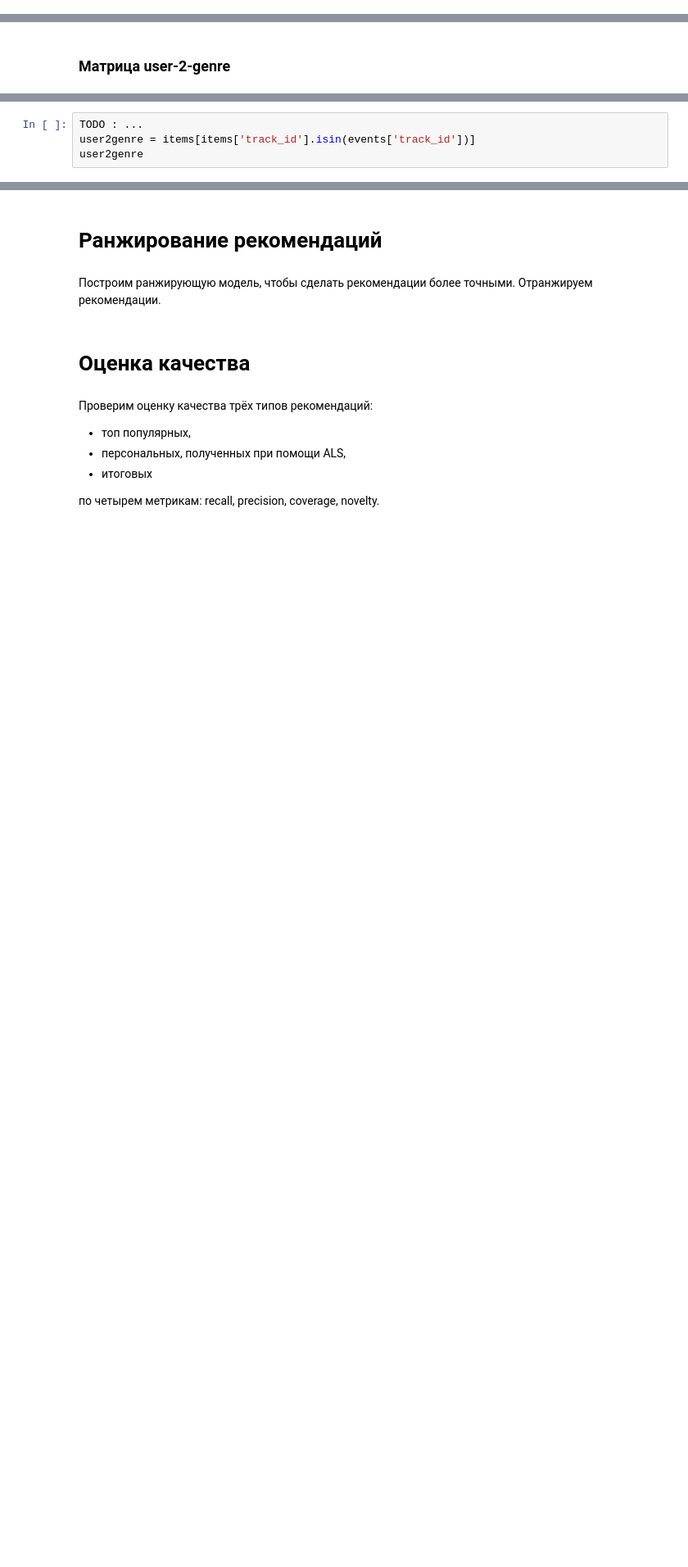
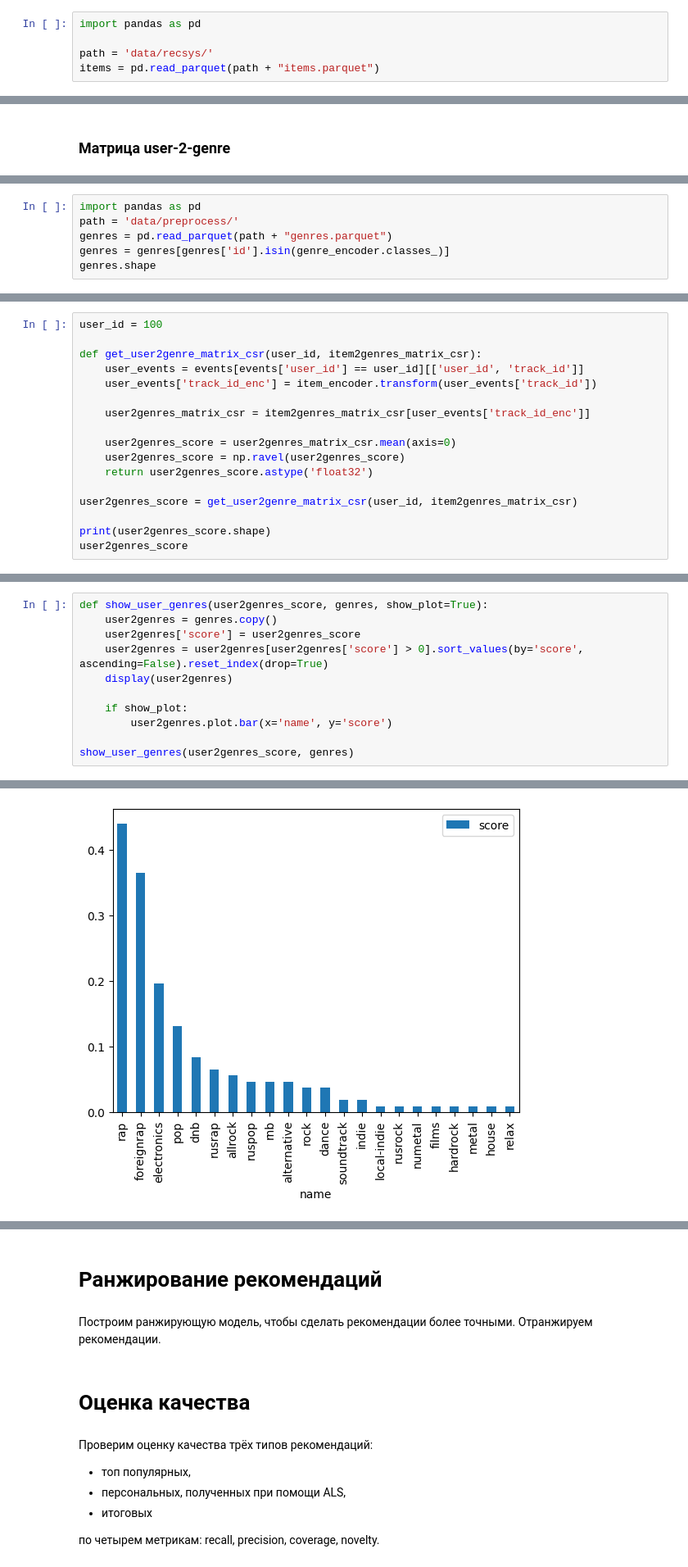
Before and after one commit to khromenko/mle-project-sprint-4-v001, a Jupyter notebook: recommendations.ipynb, the cells around one changed output, grey strips where cells are left out. Shown at 82% size. Saved outputs shown, nothing was run; the diff lists cells and outputs as text; blank space fills up the shorter version.

```diff
--- a/recommendations.ipynb
+++ b/recommendations.ipynb
@@ -1435,6 +1435,11 @@ similar items
     - это должно снизить эффективность прямого отбора похожих треков в лоб, но как дополнительный признак для ранжирования будет полезен
 # %% [markdown]
 ### Матрица item-2-genre
+# %%
+import pandas as pd
+
+path = 'data/recsys/'
+items = pd.read_parquet(path + "items.parquet")
 # %%
 # загрузим кодировщик для объектов
 import joblib
@@ -1533,0 +1488,6 @@ events
+# %%
+import pandas as pd
+path = 'data/preprocess/'
+genres = pd.read_parquet(path + "genres.parquet")
+genres = genres[genres['id'].isin(genre_encoder.classes_)]
+genres.shape
@@ -1534,5 +1498,18 @@ events
 # %%
-TODO : ...
-user2genre = items[items['track_id'].isin(events['track_id'])]
-user2genre
+user_id = 100
+
+def get_user2genre_matrix_csr(user_id, item2genres_matrix_csr):
+    user_events = events[events['user_id'] == user_id][['user_id', 'track_id']]
+    user_events['track_id_enc'] = item_encoder.transform(user_events['track_id'])
+
+    user2genres_matrix_csr = item2genres_matrix_csr[user_events['track_id_enc']]
+
+    user2genres_score = user2genres_matrix_csr.mean(axis=0)
+    user2genres_score = np.ravel(user2genres_score)
+    return user2genres_score.astype('float32')
+
+user2genres_score = get_user2genre_matrix_csr(user_id, item2genres_matrix_csr)
+
+print(user2genres_score.shape)
+user2genres_score
 # %% [output]
@@ -1551,0 +1536,12 @@ user2genre
+# %%
+def show_user_genres(user2genres_score, genres, show_plot=True):
+    user2genres = genres.copy()
+    user2genres['score'] = user2genres_score
+    user2genres = user2genres[user2genres['score'] > 0].sort_values(by='score', ascending=False).reset_index(drop=True)
+    display(user2genres)
+
+    if show_plot:
+        user2genres.plot.bar(x='name', y='score')
+
+show_user_genres(user2genres_score, genres)
+# %% [output]
@@ -1551,0 +1565 @@ user2genre
+[figure, added]
```
Also changed, not shown: parts of 43 cells of this notebook.
